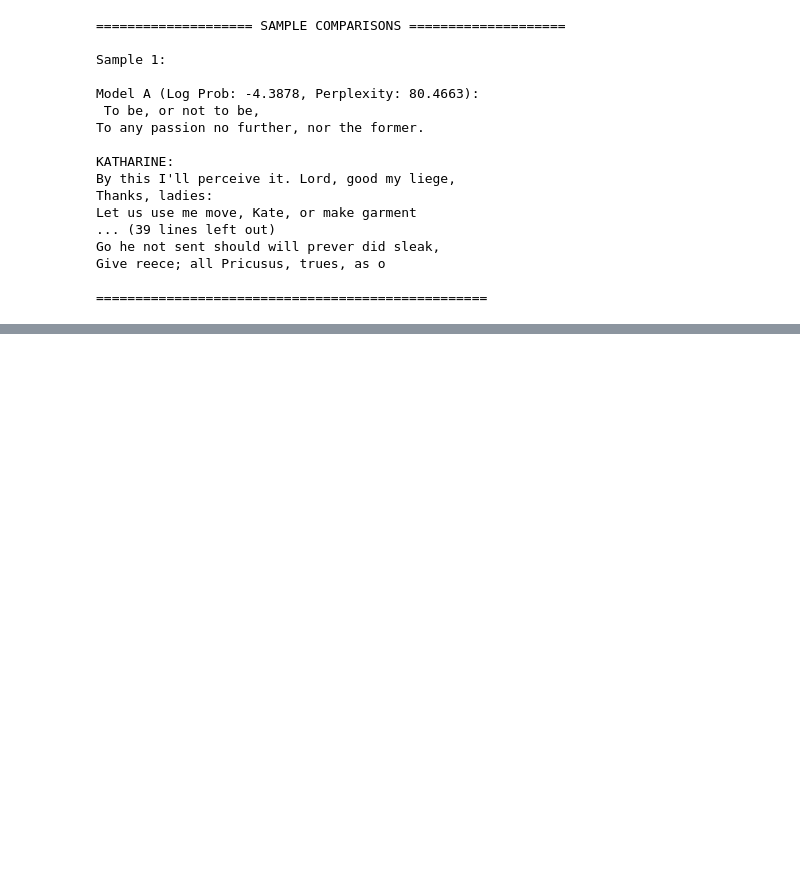
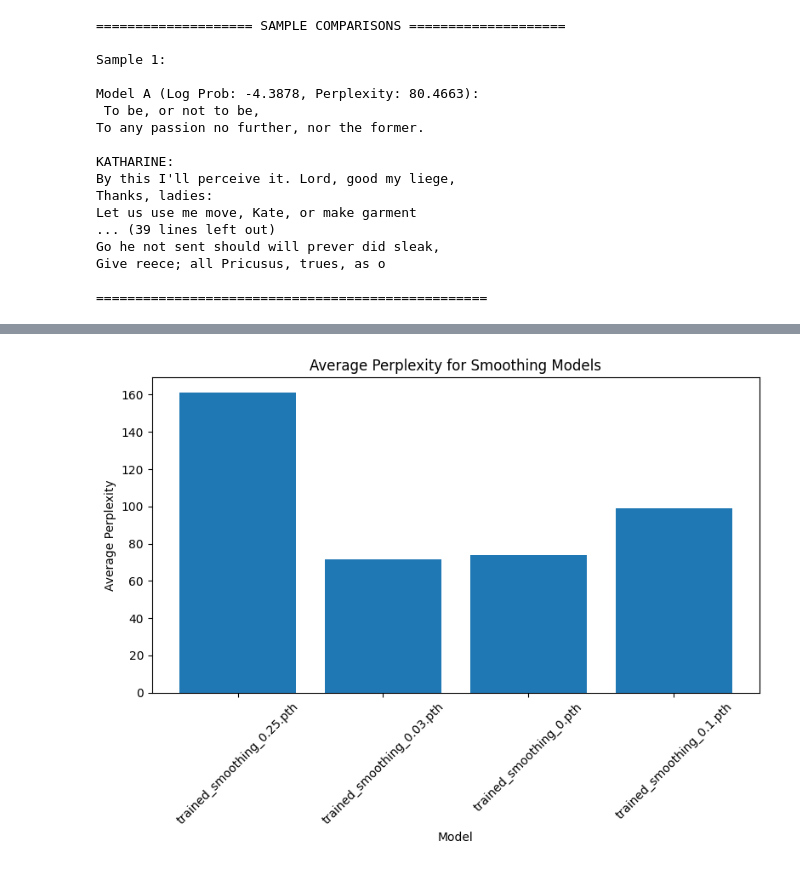
Before and after one commit to dal548/305BFinal, a Jupyter notebook: tokenModelComparison.ipynb, the cells around one changed output, grey strips where cells are left out. Saved outputs shown, nothing was run; the diff lists cells and outputs as text; code cells hidden in the pictures; blank space fills up the shorter version.

```diff
--- a/tokenModelComparison.ipynb
+++ b/tokenModelComparison.ipynb
@@ -512,0 +532,3 @@ torch.save(model_char.state_dict(), 'model_char.pth')
+# %%
+deepseek_model, deepseek_tokenizer = load_deepseek_reference()
+deepseek_model = deepseek_model.to(device)
@@ -512,0 +537,11 @@ torch.save(model_char.state_dict(), 'model_char.pth')
+# %%
+prompts = [
+    "To be, or not to be,",
+    "Friends, Romans, countrymen,",
+    "Now is the winter of our discontent"
+]
+# Classic examples
+
+rand_batch = get_batch("val", CONTEXT_WINDOW_SIZE, device, batch_size=170)[0]
+for x in rand_batch:
+    prompts.append(decode_bpe(x.tolist()))
@@ -512,0 +901,69 @@ torch.save(model_char.state_dict(), 'model_char.pth')
+# %%
+# Compute average perplexities and average log probabilities for each model
+avg_perplexities = {}
+avg_log_probs = {}
+for model, data in results.items():
+    avg_perplexities[model] = np.mean(data['perplexities'])
+    avg_log_probs[model] = np.mean(data['log_probs'])
+
+# Separate models by type for perplexity plots
+smoothing_models = {model: avg for model, avg in avg_perplexities.items() if "smoothing" in model}
+focal_models = {model: avg for model, avg in avg_perplexities.items() if "focal" in model}
+
+# Plot bar chart for smoothing models (perplexities)
+plt.figure(figsize=(8, 6))
+plt.bar(list(smoothing_models.keys()), list(smoothing_models.values()))
+plt.title("Average Perplexity for Smoothing Models")
+plt.xlabel("Model")
+plt.ylabel("Average Perplexity")
+plt.xticks(rotation=45)
+plt.tight_layout()
+plt.show()
+
+# Plot bar chart for focal models (perplexities)
+plt.figure(figsize=(8, 6))
+plt.bar(list(focal_models.keys()), list(focal_models.values()))
+plt.title("Average Perplexity for Focal Models")
+plt.xlabel("Model")
+plt.ylabel("Average Perplexity")
+plt.xticks(rotation=45)
+plt.tight_layout()
+plt.show()
+
+# (Optional) If you also wish to plot log_probs, you could similarly separate and plot them:
+smoothing_log_probs = {model: avg for model, avg in avg_log_probs.items() if "smoothing" in model}
+focal_log_probs = {model: avg for model, avg in avg_log_probs.items() if "focal" in model}
+
+plt.figure(figsize=(8, 6))
+plt.bar(list(smoothing_log_probs.keys()), list(smoothing_log_probs.values()))
+plt.title("Average Log Probability for Smoothing Models")
+plt.xlabel("Model")
+plt.ylabel("Average Log Probability")
+plt.xticks(rotation=45)
+plt.tight_layout()
+plt.show()
+
+plt.figure(figsize=(8, 6))
+plt.bar(list(focal_log_probs.keys()), list(focal_log_probs.values()))
+plt.title("Average Log Probability for Focal Models")
+plt.xlabel("Model")
+plt.ylabel("Average Log Probability")
+plt.xticks(rotation=45)
+plt.tight_layout()
+plt.show()
+
+# Create a table summarizing the results, including both averages
+data_rows = []
+for model in avg_perplexities.keys():
+    model_type = "smoothing" if "smoothing" in model else "focal" if "focal" in model else "other"
+    data_rows.append({
+        'Model': model,
+        'Type': model_type,
+        'Average Perplexity': avg_perplexities[model],
+        'Average Log Probability': avg_log_probs[model]
+    })
+
+df_results = pd.DataFrame(data_rows)
+print(df_results)
+# %% [output]
+[figure, added]
```
Also changed, not shown: parts of 17 cells of this notebook, 1 other file.
